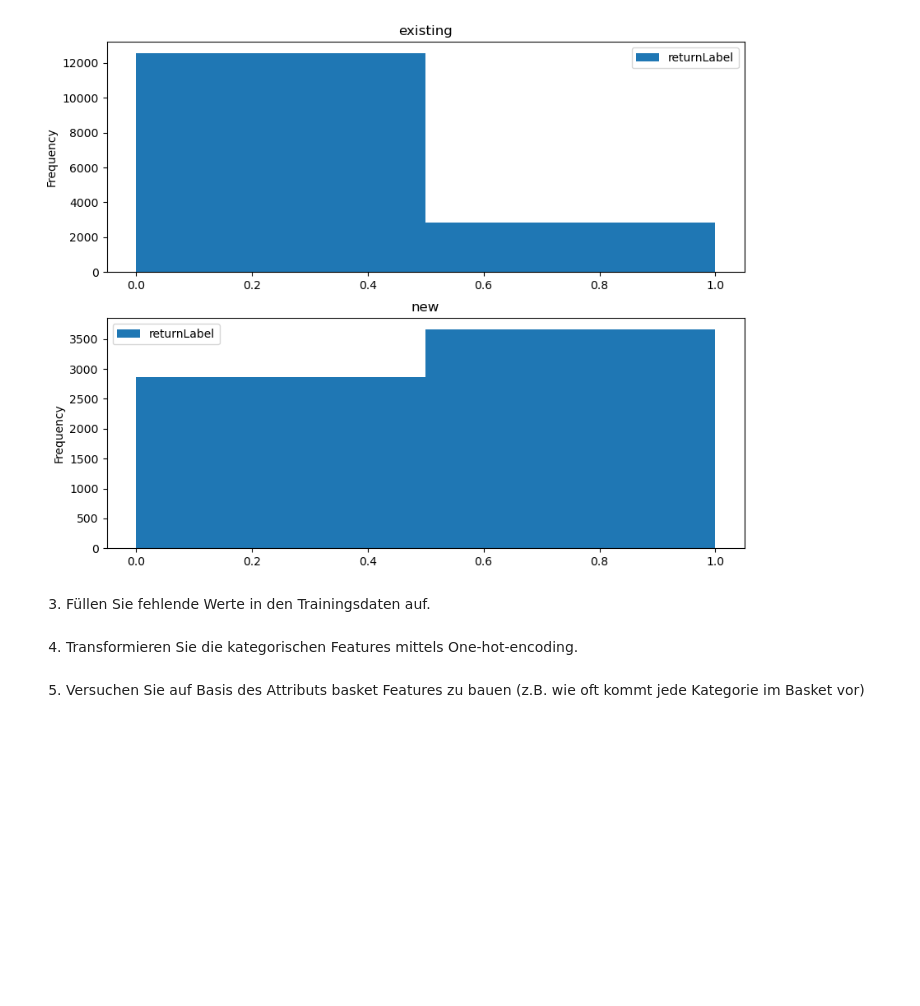
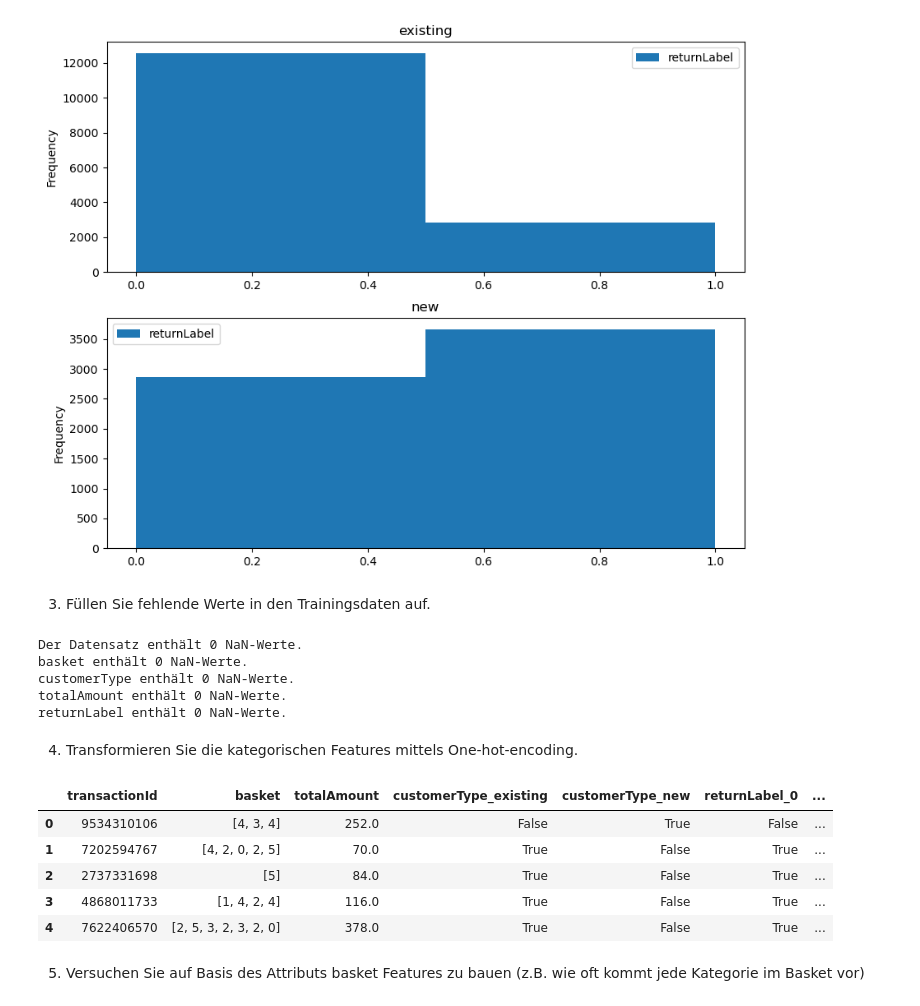
Before and after one commit to ClaraSto/ml-projekt-ss25, a Jupyter notebook: projekt.ipynb, the cells around one changed output. Saved outputs shown, nothing was run; the diff lists cells and outputs as text; code cells hidden in the pictures; blank space fills up the shorter version.

```diff
--- a/projekt.ipynb
+++ b/projekt.ipynb
@@ -36,8 +36,41 @@ ax = train_df.plot.hist(column=["returnLabel"], by="customerType", figsize=(10,
 [figure]
 # %% [markdown]
 3. Füllen Sie fehlende Werte in den Trainingsdaten auf.
+# %%
+
+
+train_df['totalAmount'] = train_df['totalAmount'].fillna(train_df['totalAmount'].mean())
+train_df['customerType'] = train_df['customerType'].fillna(train_df['customerType'].mode()[0])
+
+basket_nan = train_df['basket'].isna().sum().sum()
+customerType_nan = train_df['customerType'].isna().sum().sum()
+totalAmount_nan = train_df['totalAmount'].isna().sum().sum()
+returnLabel_nan = train_df['returnLabel'].isna().sum().sum()
+nan_values = train_df.isna().sum().sum()
+
+print(f'Der Datensatz enthält {nan_values} NaN-Werte.')
+print(f'basket enthält {basket_nan} NaN-Werte.')
+print(f'customerType enthält {customerType_nan} NaN-Werte.')
+print(f'totalAmount enthält {totalAmount_nan} NaN-Werte.')
+print(f'returnLabel enthält {returnLabel_nan} NaN-Werte.')
+# %% [output]
+Der Datensatz enthält 0 NaN-Werte.
+basket enthält 0 NaN-Werte.
+customerType enthält 0 NaN-Werte.
+totalAmount enthält 0 NaN-Werte.
+returnLabel enthält 0 NaN-Werte.
 # %% [markdown]
 4. Transformieren Sie die kategorischen Features mittels One-hot-encoding.
+# %%
+oh_train_df = pd.get_dummies(train_df, columns=['customerType', 'returnLabel'])
+oh_train_df.head()
+# %% [output]
+|  | transactionId | basket | totalAmount | customerType_existing | customerType_new | returnLabel_0 | ... |
+| 0 | 9534310106 | [4, 3, 4] | 252.0 | False | True | False | ... |
+| 1 | 7202594767 | [4, 2, 0, 2, 5] | 70.0 | True | False | True | ... |
+| 2 | 2737331698 | [5] | 84.0 | True | False | True | ... |
+| 3 | 4868011733 | [1, 4, 2, 4] | 116.0 | True | False | True | ... |
+| 4 | 7622406570 | [2, 5, 3, 2, 3, 2, 0] | 378.0 | True | False | True | ... |
 # %% [markdown]
 5. Versuchen Sie auf Basis des Attributs basket Features zu bauen (z.B. wie oft
 kommt jede Kategorie im Basket vor)
```
